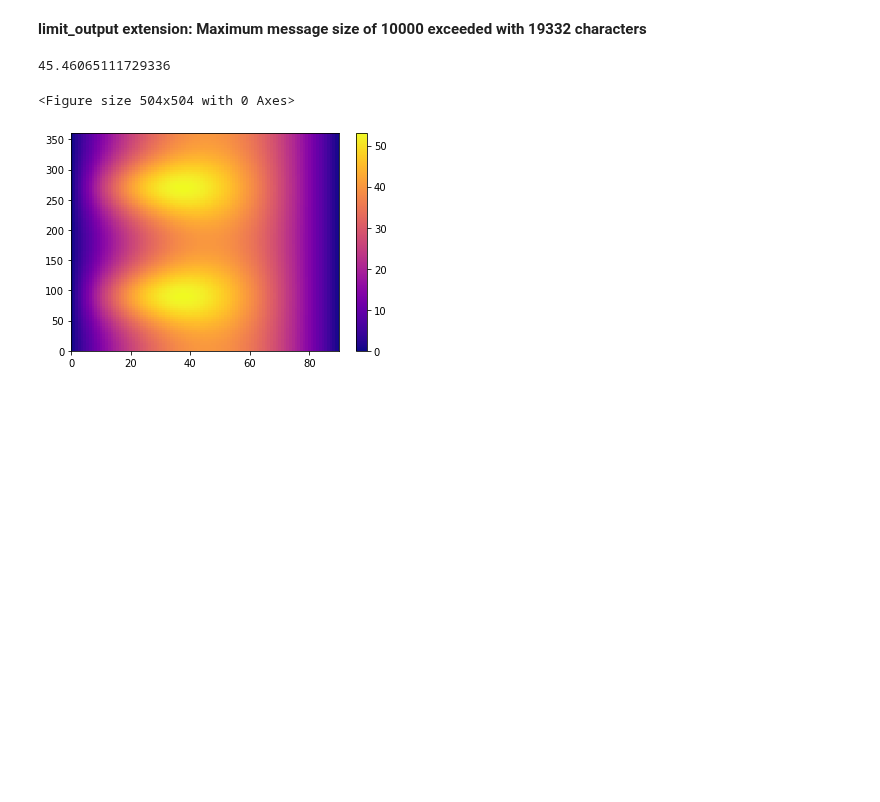
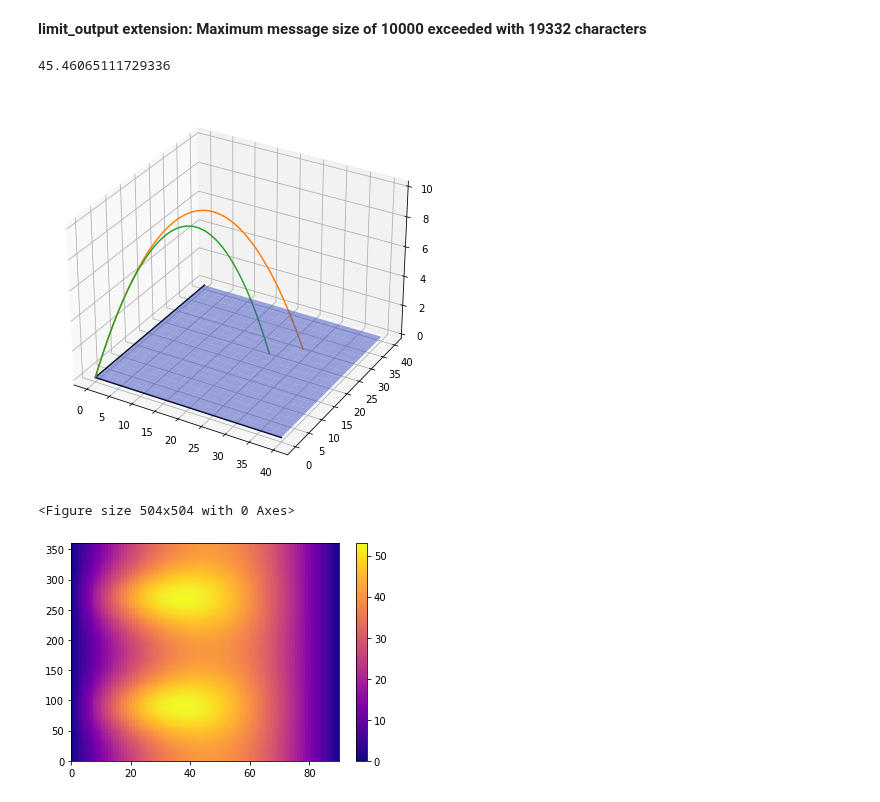
Before and after one commit to Sakurajima-sight/Mathematics-for-programmers-Python, a Jupyter notebook: Chapter 12/Untitled.ipynb, the cells around one changed output. Cells and saved outputs as stored; diff of their text form; code cells hidden in the pictures; blank space fills up the shorter version.

```diff
--- a/Chapter 12/Untitled.ipynb
+++ b/Chapter 12/Untitled.ipynb
@@ -318,6 +318,15 @@ def trajectory3d(theta,phi,speed=20,height=0,dt=0.01,g=-9.81,elevation=flat_grou
         ys.append(y)
         zs.append(z)
     return ts,xs,ys,zs
+# %%
+plot_trajectories_3d(
+    trajectory3d(45,45,elevation=flat_ground),
+    trajectory3d(45,45,elevation=flat_ground,drag=0.1),
+    bounds=[0,40,0,40],
+    elevation=flat_ground
+)
+# %% [output]
+[figure, added]
 # %%
 def scalar_field_heatmap(f,xmin,xmax,ymin,ymax,xsteps=100,ysteps=100):
     fig = plt.figure()
```
Also changed, not shown: parts of 1 cell of this notebook, 2 other files.
